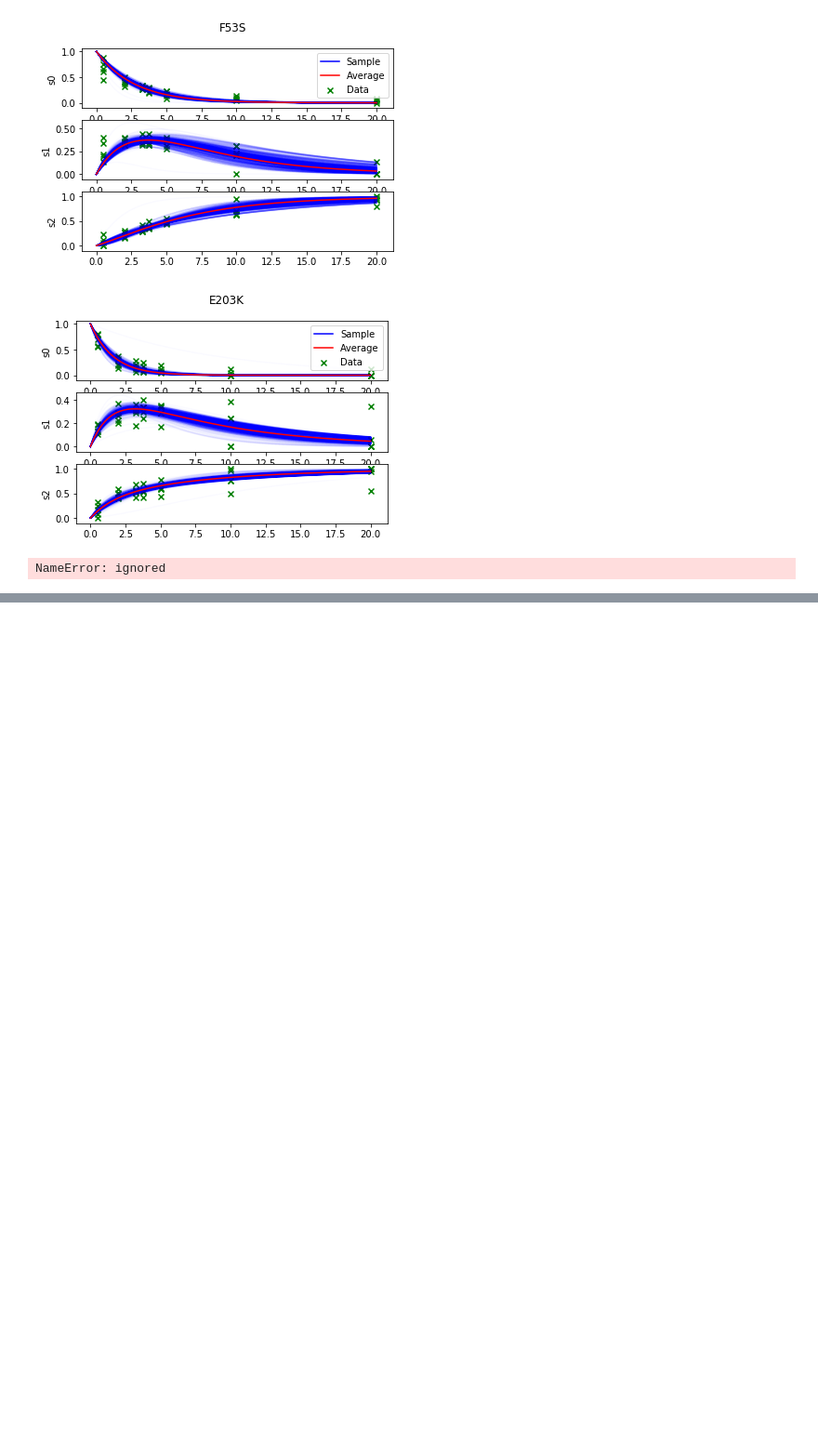
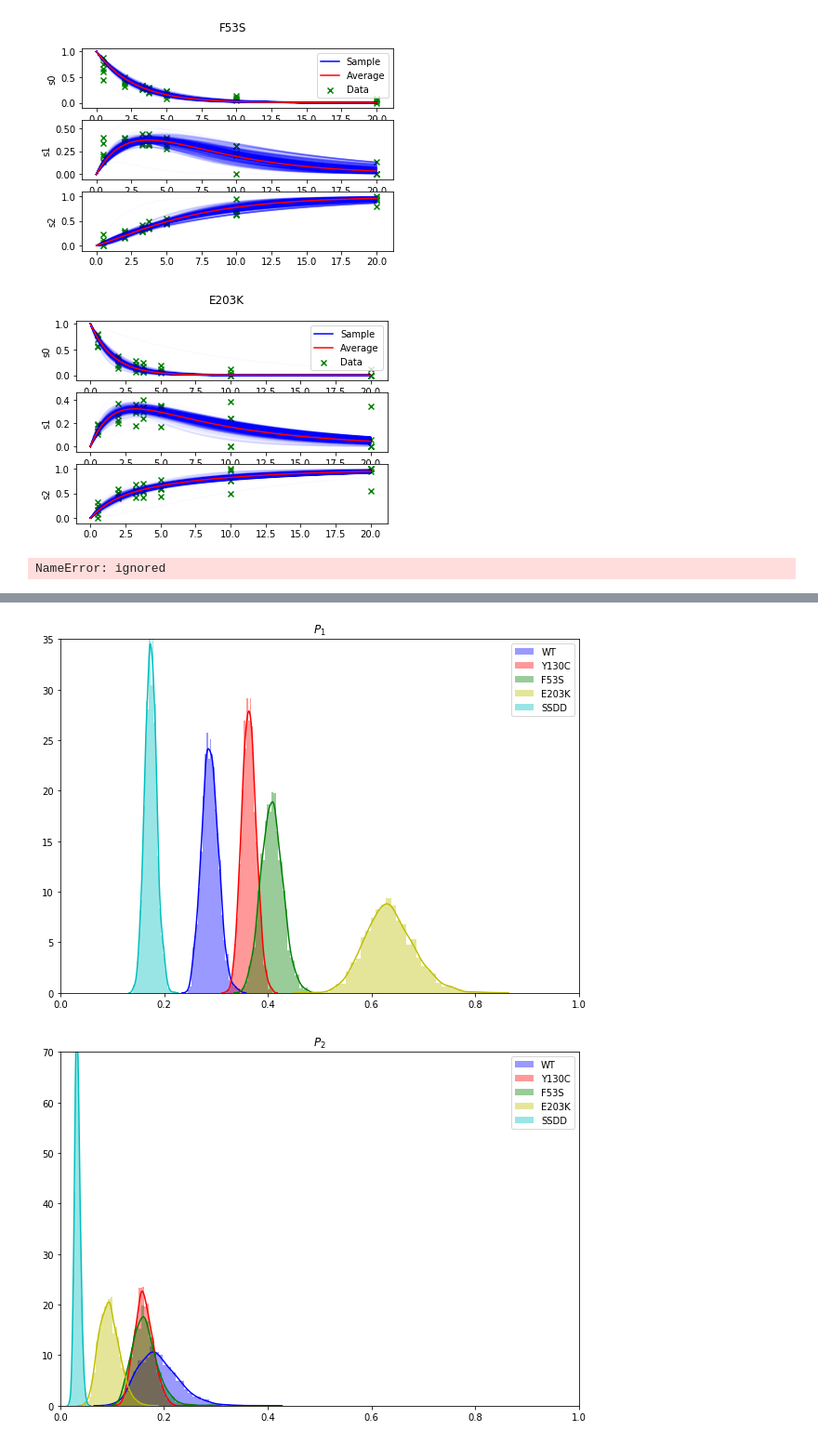
Before and after one commit to lewis-m/erk-kinetics-tda, a Jupyter notebook: PyStanTest.ipynb, the cells around one changed output, grey strips where cells are left out. Shown at 93% size. Saved outputs shown, nothing was run; the diff lists cells and outputs as text; code cells hidden in the pictures; blank space fills up the shorter version.

```diff
--- a/PyStanTest.ipynb
+++ b/PyStanTest.ipynb
@@ -549,0 +812,70 @@ NameError: ignored
+# %%
+## Plot comparative maginal distributions for Bayesian model only
+
+import matplotlib.pyplot as plt
+import matplotlib
+#import latex
+#from matplotlib import rc
+from mpl_toolkits.mplot3d import Axes3D
+#rc('text', usetex=True)
+
+import seaborn as sns
+
+#total_bayes_data.append(bayes_data)
+
+#P1
+plt.figure(figsize=(10,7))
+plt.title(r'$P_1$')
+
+sns.distplot(total_bayes_data[0][:, 0], color = 'b', label = 'WT', norm_hist = True)
+sns.distplot(total_bayes_data[1][:, 0], color = 'r', label = 'Y130C', norm_hist = True)
+sns.distplot(total_bayes_data[2][:, 0], color = 'g', label = 'F53S', norm_hist = True)
+sns.distplot(total_bayes_data[3][:, 0], color = 'y', label = 'E203K', norm_hist = True)
+sns.distplot(total_bayes_data[4][:, 0], color = 'c', label = 'SSDD', norm_hist = True)
+
+axes = plt.gca()
+axes.set_ylim([0,35])
+axes.set_xlim([0, 1])
+
+plt.legend(loc='upper right')
+plt.savefig('P1FullHist.png', dpi=400)
+
+
+#P2
+plt.figure(figsize=(10,7))
+plt.title(r'$P_2$')
+
+sns.distplot(total_bayes_data[0][:, 1], color = 'b', label = 'WT', norm_hist = True)
+sns.distplot(total_bayes_data[1][:, 1], color = 'r', label = 'Y130C', norm_hist = True)
+sns.distplot(total_bayes_data[2][:, 1], color = 'g', label = 'F53S', norm_hist = True)
+sns.distplot(total_bayes_data[3][:, 1], color = 'y', label = 'E203K', norm_hist = True)
+sns.distplot(total_bayes_data[4][:, 1], color = 'c', label = 'SSDD', norm_hist = True)
+
+
+axes = plt.gca()
+axes.set_ylim([0,70])
+axes.set_xlim([0, 1])
+
+plt.legend(loc='upper right')
+plt.savefig('P2FullHist.png', dpi=400)
+
+
+#Pi2
+plt.figure(figsize=(10,7))
+plt.title(r'$\Pi_2$')
+
+sns.distplot(total_bayes_data[0][:, 2], color = 'b', label = 'WT', norm_hist = True)
+sns.distplot(total_bayes_data[1][:, 2], color = 'r', label = 'Y130C', norm_hist = True)
+sns.distplot(total_bayes_data[2][:, 2], color = 'g', label = 'F53S', norm_hist = True)
+sns.distplot(total_bayes_data[3][:, 2], color = 'y', label = 'E203K', norm_hist = True)
+sns.distplot(total_bayes_data[4][:, 2], color = 'c', label = 'SSDD', norm_hist = True)
+
+axes = plt.gca()
+axes.set_ylim([0,35])
+axes.set_xlim([0, 1])
+
+plt.legend(loc='upper right')
+plt.savefig('Pi2FullHist.png', dpi=400)
+# %% [output]
+[figure, added]
+[figure, added]
```
Also changed, not shown: parts of 17 cells of this notebook.
